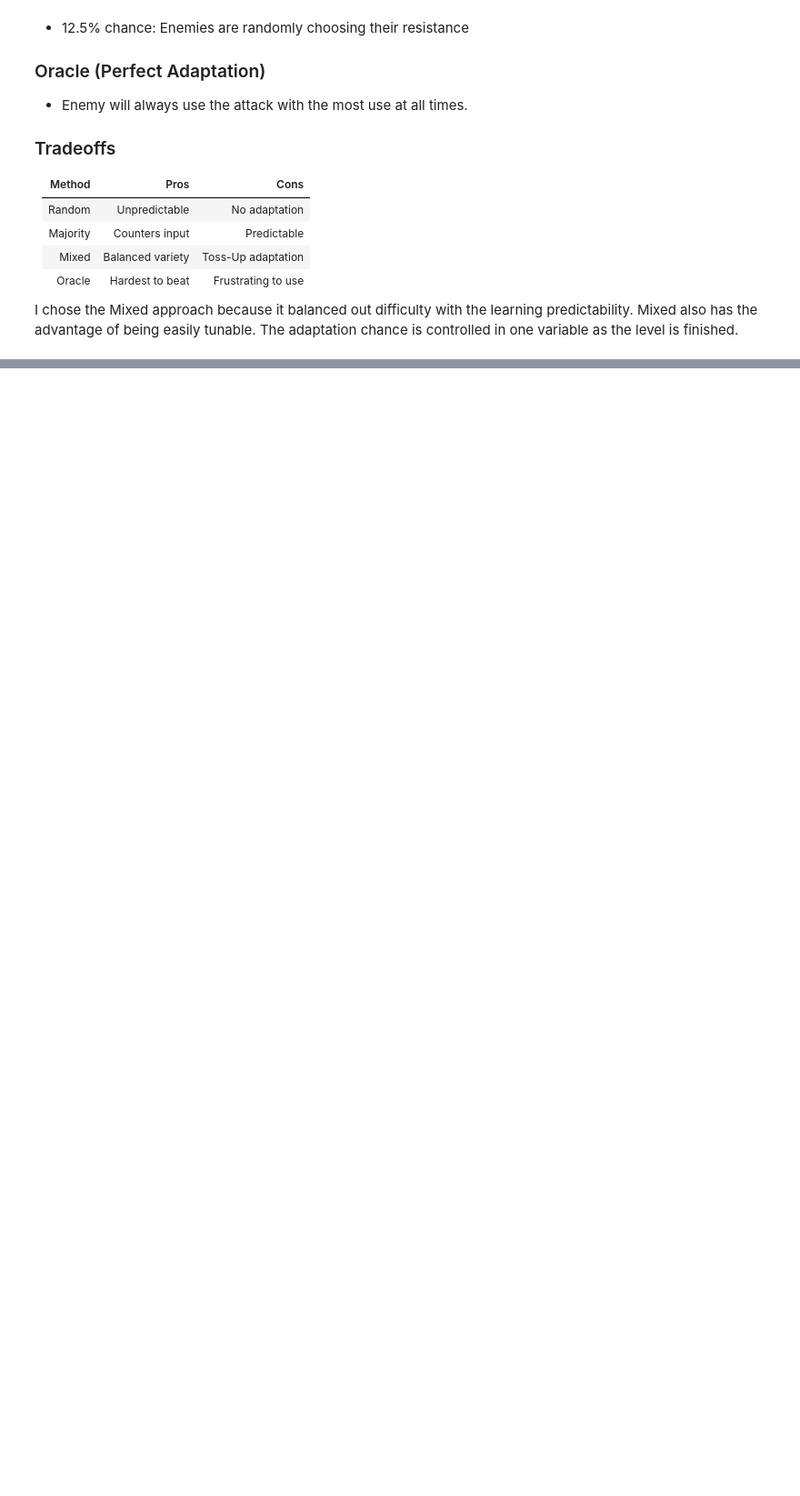
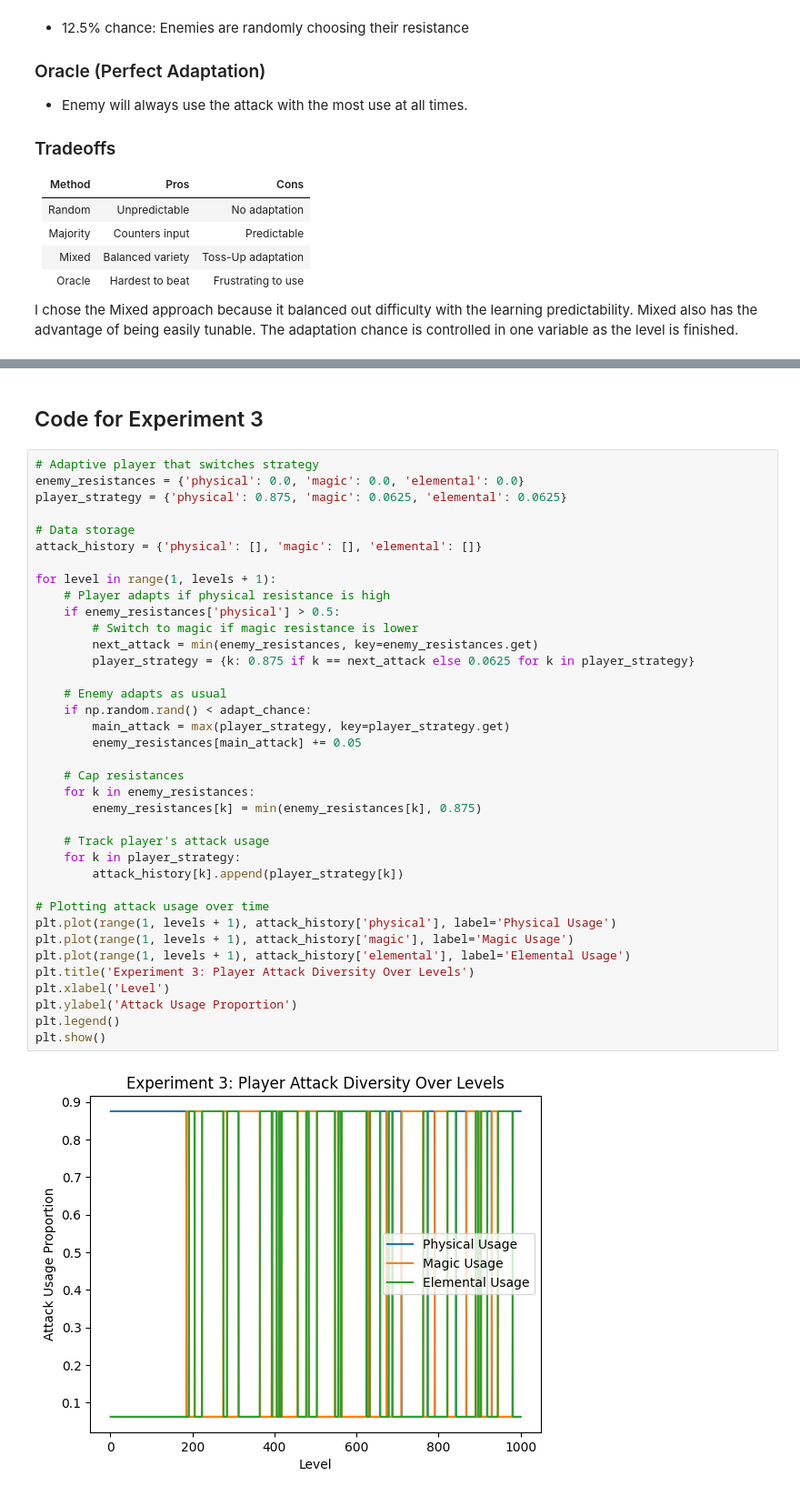
Before and after one commit to DavidJJ3715/hordeExplorer, a Jupyter notebook: final-project.ipynb, the cells around one changed output, grey strips where cells are left out. Shown at 91% size. Cells and saved outputs as stored; diff of their text form; blank space fills up the shorter version.

```diff
--- a/final-project.ipynb
+++ b/final-project.ipynb
@@ -89,0 +195,41 @@ Results will be visualized using:
+# %% [markdown]
+## Code for Experiment 3
+# %%
+# Adaptive player that switches strategy
+enemy_resistances = {'physical': 0.0, 'magic': 0.0, 'elemental': 0.0}
+player_strategy = {'physical': 0.875, 'magic': 0.0625, 'elemental': 0.0625}
+
+# Data storage
+attack_history = {'physical': [], 'magic': [], 'elemental': []}
+
+for level in range(1, levels + 1):
+    # Player adapts if physical resistance is high
+    if enemy_resistances['physical'] > 0.5:
+        # Switch to magic if magic resistance is lower
+        next_attack = min(enemy_resistances, key=enemy_resistances.get)
+        player_strategy = {k: 0.875 if k == next_attack else 0.0625 for k in player_strategy}
+
+    # Enemy adapts as usual
+    if np.random.rand() < adapt_chance:
+        main_attack = max(player_strategy, key=player_strategy.get)
+        enemy_resistances[main_attack] += 0.05
+
+    # Cap resistances
+    for k in enemy_resistances:
+        enemy_resistances[k] = min(enemy_resistances[k], 0.875)
+
+    # Track player's attack usage
+    for k in player_strategy:
+        attack_history[k].append(player_strategy[k])
+
+# Plotting attack usage over time
+plt.plot(range(1, levels + 1), attack_history['physical'], label='Physical Usage')
+plt.plot(range(1, levels + 1), attack_history['magic'], label='Magic Usage')
+plt.plot(range(1, levels + 1), attack_history['elemental'], label='Elemental Usage')
+plt.title('Experiment 3: Player Attack Diversity Over Levels')
+plt.xlabel('Level')
+plt.ylabel('Attack Usage Proportion')
+plt.legend()
+plt.show()
+# %% [output]
+[figure, added]
```
Also changed, not shown: parts of 10 cells of this notebook.
